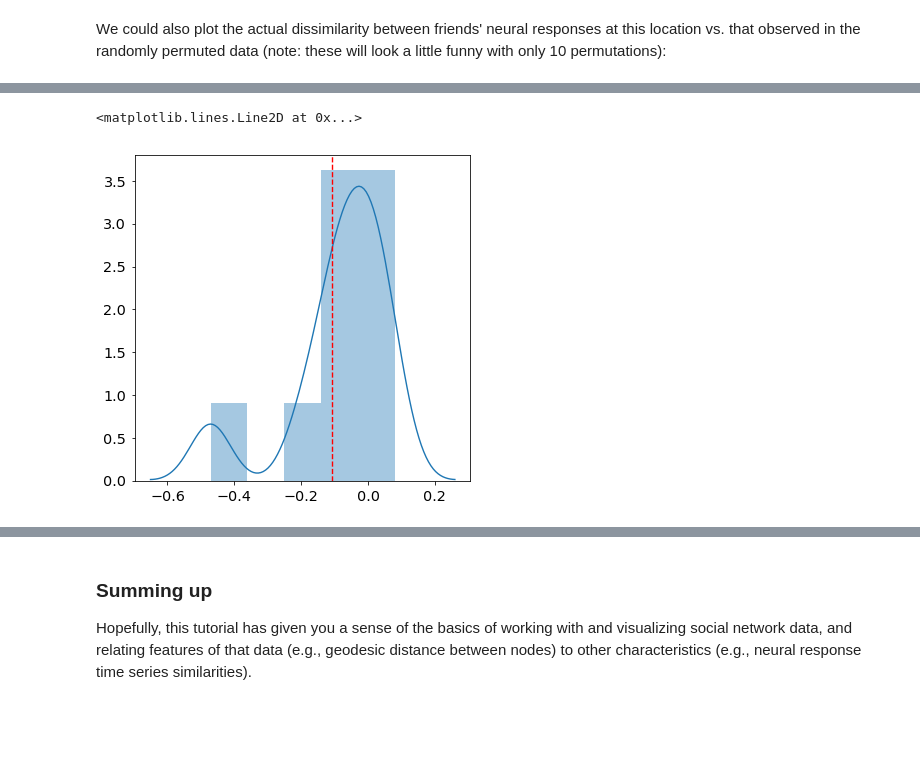
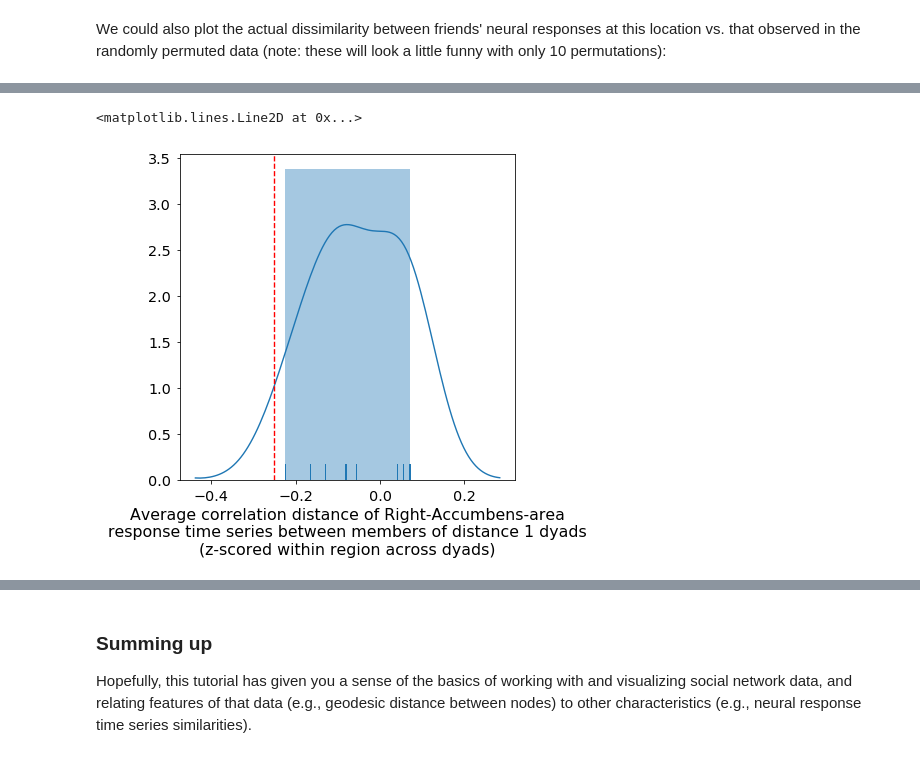
Before and after one commit to Summer-MIND/mind_2018, a Jupyter notebook: tutorials/MIND_tutorial_SNA_and_neural_sim/3_combine_social_network_and_fmri_data.ipynb, the cells around one changed output, grey strips where cells are left out. Cells and saved outputs as stored; diff of their text form; code cells hidden in the pictures; blank space fills up the shorter version.

```diff
--- a/tutorials/MIND_tutorial_SNA_and_neural_sim/3_combine_social_network_and_fmri_data.ipynb
+++ b/tutorials/MIND_tutorial_SNA_and_neural_sim/3_combine_social_network_and_fmri_data.ipynb
@@ -301,14 +301,9 @@ for n in range(nperm):
     # of the randomly permuted versions of the data
     for dist in perm_dist_dict:
 
-        if dist not in perm_dist_dict:
-            perm_dist_dict[dist] = {}
-
         for roi in roi_list:
 
-            real_dist = float(roi_means_by_dist[dist][roi])
             rand_dist = float(means_by_dist_shuffled[roi][means_by_dist_shuffled['soc_dist']==dist])
-
 
             if roi not in perm_dist_dict[dist]:
                 perm_dist_dict[dist][roi] = [rand_dist]
@@ -372,8 +359,17 @@ pylab.axvline( float(roi_means_by_dist[1.0][roi]), c = 'red', linestyle='--')
-# %%
-roi = 'Left-Accumbens-area'
-pylab.rcParams['figure.figsize'] = 6, 6
-sns.distplot(perm_dist_dict[1.0][roi])#, hist=False, rug=True)
-pylab.axvline( float(roi_means_by_dist[1.0][roi]), c = 'red', linestyle='--')
-# %% [output]
-<matplotlib.lines.Line2D at 0x...>
-[figure, removed]
+# %%
+test_dist = 1.0
+roi = 'Right-Accumbens-area'
+x_label = 'Average correlation distance of {}\n response time series between members of distance {} dyads \n(z-scored within region across dyads)'.format(roi, int(test_dist))
+
+pylab.rcParams['figure.figsize'] = 6, 6
+
+# plot the distribution of (normalized) correlation distances among dyads
+# at a given social distance in a given ROI in the randomly permuted data
+sns.distplot(perm_dist_dict[test_dist][roi], hist = True, rug = True, axlabel=x_label)
+
+# add a red dashed line showing the actual (z-scored) correlation distance
+# among dyads at this social distance level for this ROI (in the non-permuted data)
+pylab.axvline( float(roi_means_by_dist[test_dist][roi]), c = 'red', linestyle='--')
+# %% [output]
+<matplotlib.lines.Line2D at 0x...>
+[figure, added]
```
Also changed, not shown: parts of 3 cells of this notebook, 1 other file.
